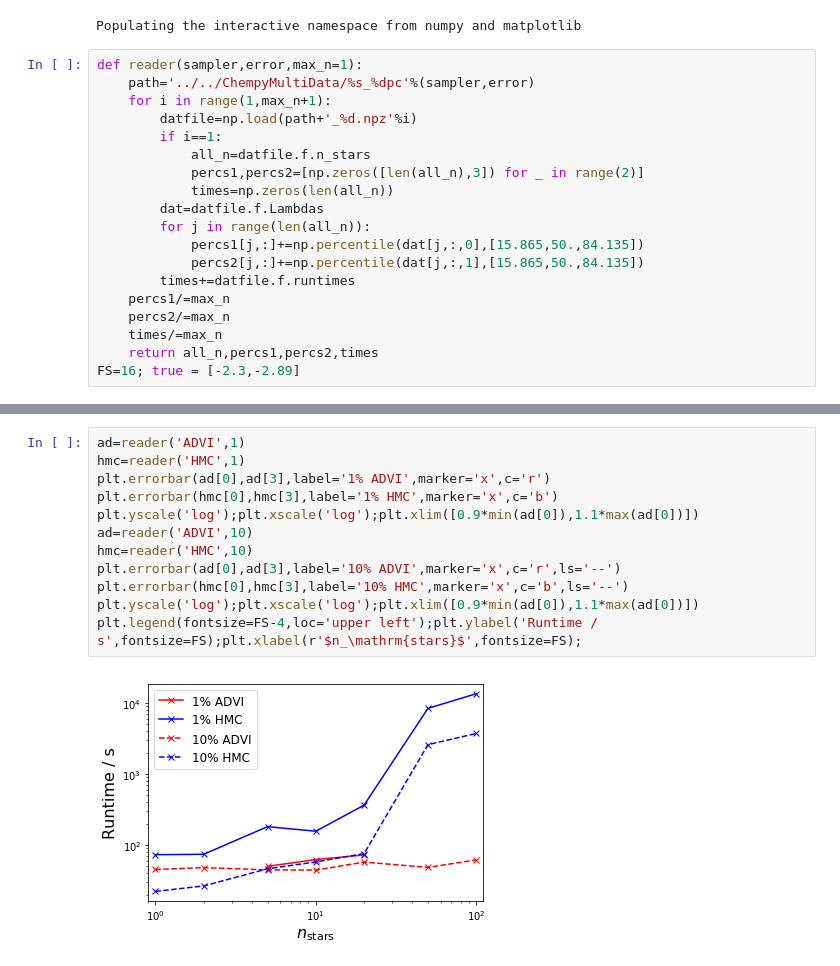
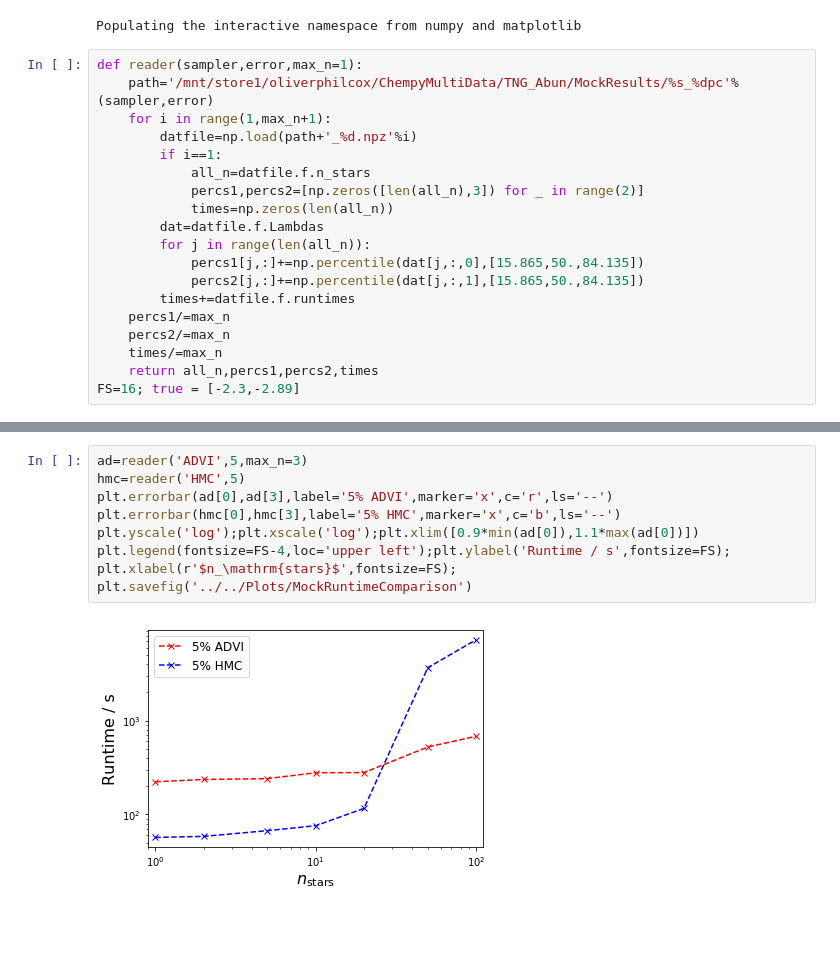
Before and after one commit to oliverphilcox/ChempyMulti, a Jupyter notebook: Jupyter/TNG_Abun/3c - Combined Sampling Plots.ipynb, the cells around one changed output, grey strips where cells are left out. Drawn from its saved outputs; the diff is of its cells as text; blank space fills up the shorter version.

```diff
--- a/Jupyter/TNG_Abun/3c - Combined Sampling Plots.ipynb
+++ b/Jupyter/TNG_Abun/3c - Combined Sampling Plots.ipynb
@@ -4,7 +4,7 @@
 Populating the interactive namespace from numpy and matplotlib
 # %%
 def reader(sampler,error,max_n=1):
-    path='../../ChempyMultiData/%s_%dpc'%(sampler,error)
+    path='/mnt/store1/oliverphilcox/ChempyMultiData/TNG_Abun/MockResults/%s_%dpc'%(sampler,error)
     for i in range(1,max_n+1):
         datfile=np.load(path+'_%d.npz'%i)
         if i==1:
@@ -44,14 +64,11 @@ for error in [1]:#,10]:
 # %%
-ad=reader('ADVI',1)
-hmc=reader('HMC',1)
-plt.errorbar(ad[0],ad[3],label='1% ADVI',marker='x',c='r')
-plt.errorbar(hmc[0],hmc[3],label='1% HMC',marker='x',c='b')
+ad=reader('ADVI',5,max_n=3)
+hmc=reader('HMC',5)
+plt.errorbar(ad[0],ad[3],label='5% ADVI',marker='x',c='r',ls='--')
+plt.errorbar(hmc[0],hmc[3],label='5% HMC',marker='x',c='b',ls='--')
 plt.yscale('log');plt.xscale('log');plt.xlim([0.9*min(ad[0]),1.1*max(ad[0])])
-ad=reader('ADVI',10)
-hmc=reader('HMC',10)
-plt.errorbar(ad[0],ad[3],label='10% ADVI',marker='x',c='r',ls='--')
-plt.errorbar(hmc[0],hmc[3],label='10% HMC',marker='x',c='b',ls='--')
-plt.yscale('log');plt.xscale('log');plt.xlim([0.9*min(ad[0]),1.1*max(ad[0])])
-plt.legend(fontsize=FS-4,loc='upper left');plt.ylabel('Runtime / s',fontsize=FS);plt.xlabel(r'$n_\mathrm{stars}$',fontsize=FS);
+plt.legend(fontsize=FS-4,loc='upper left');plt.ylabel('Runtime / s',fontsize=FS);
+plt.xlabel(r'$n_\mathrm{stars}$',fontsize=FS);
+plt.savefig('../../Plots/MockRuntimeComparison')
 # %% [output]
-[figure, old version]
+[figure, new version]
```
Also changed, not shown: parts of 7 cells of this notebook, 23 other files.
